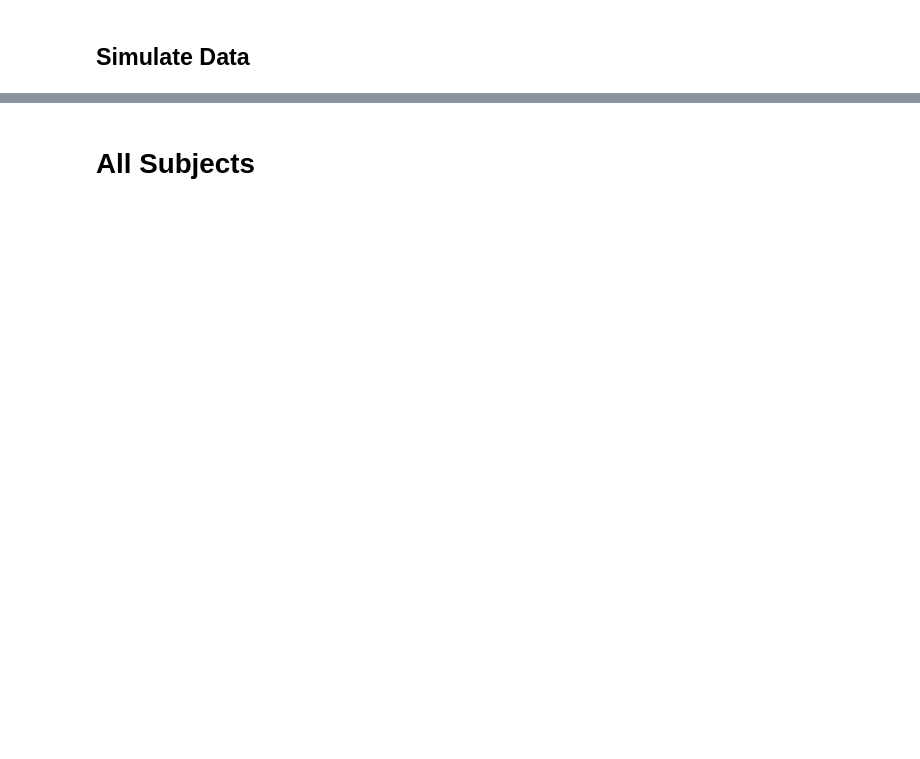
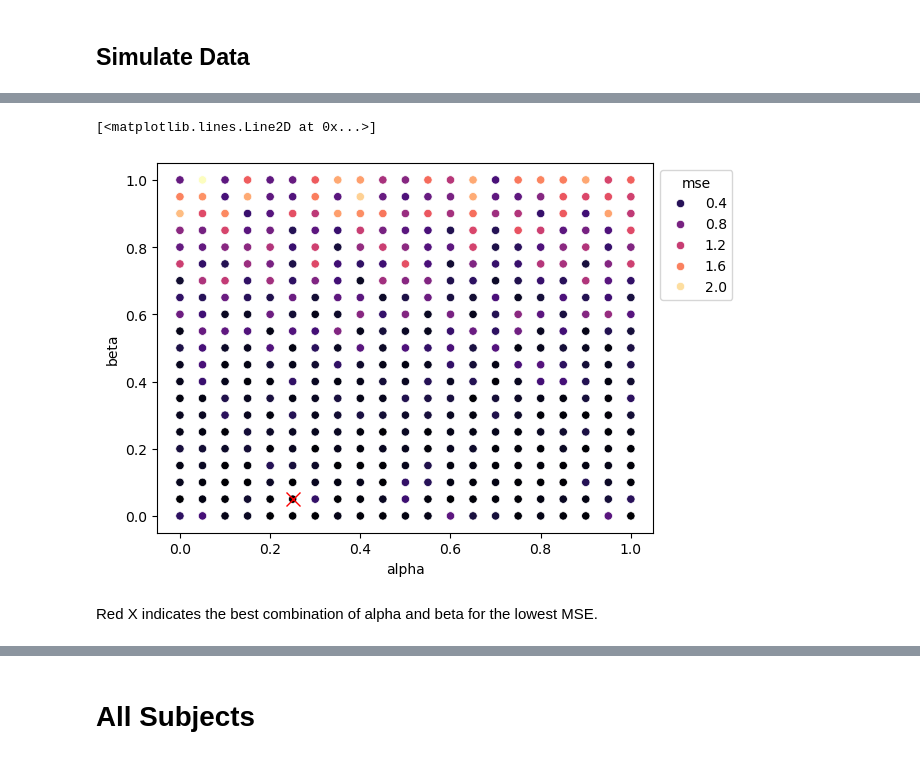
Before and after one commit to hspopal/scon_social_reward, a Jupyter notebook: code/social_reward_modeling.ipynb, the cells around one changed output, grey strips where cells are left out. Saved outputs shown, nothing was run; the diff lists cells and outputs as text; code cells hidden in the pictures; blank space fills up the shorter version.

```diff
--- a/code/social_reward_modeling.ipynb
+++ b/code/social_reward_modeling.ipynb
@@ -382,0 +551,16 @@ plt.subplots_adjust(wspace=0.8)
+# %%
+def fit_model(params, n_trials, model, rt_act):
+    alpha, beta = params
+    # Get simulated data
+    model_data, model_data_long = run_rl_model(model=model, alpha=alpha, beta=beta,
+                                               neg_reward=False, n_trials=n_trials,
+                                               n_sims=1)
+
+    # Pull the simulated RTs
+    rt_sim = model_data['RT']
+
+
+    # Compute the error between actual and predicted RTs
+    mse = np.mean((np.array(rt_act) - np.array(rt_sim))**2)
+
+    return mse
@@ -382,0 +571,4 @@ plt.subplots_adjust(wspace=0.8)
+# %%
+actual_rt = subj_data[subj]['First_RT']
+initial_params = [0.1, 1]
+fit_model(initial_params, n_trials=len(actual_rt), model=rw_randrt_model, rt_act=actual_rt)
@@ -382,0 +579,9 @@ plt.subplots_adjust(wspace=0.8)
+# %%
+# Optimize parameters
+initial_params = [0.5, 0.5]
+result = minimize(fit_model, initial_params, args=(len(actual_rt), rw_rtvaldiff_model, actual_rt),
+                  bounds=[(0, 1), (0, 1)])
+
+# Extract fitted parameters
+fitted_params = result.x
+print("Fitted Parameters:", fitted_params)
@@ -382,0 +637,14 @@ plt.subplots_adjust(wspace=0.8)
+# %%
+# Find the index of the lowest nll value
+min_mse = model_fit_results.loc[model_fit_results[['mse']].idxmin()]
+
+parameter_mse_plot = sns.scatterplot(data=model_fit_results,
+                                     x="alpha", y="beta", hue="mse", palette='magma')
+sns.move_legend(parameter_mse_plot, "upper left", bbox_to_anchor=(1, 1))
+
+parameter_mse_plot.plot(min_mse['alpha'],min_mse['beta'],'x',ms=10,mec='r',mfc='none')
+# %% [output]
+[<matplotlib.lines.Line2D at 0x...>]
+[figure, added]
+# %% [markdown]
+Red X indicates the best combination of alpha and beta for the lowest MSE.
```
Also changed, not shown: parts of 62 cells of this notebook, 1 other file.
